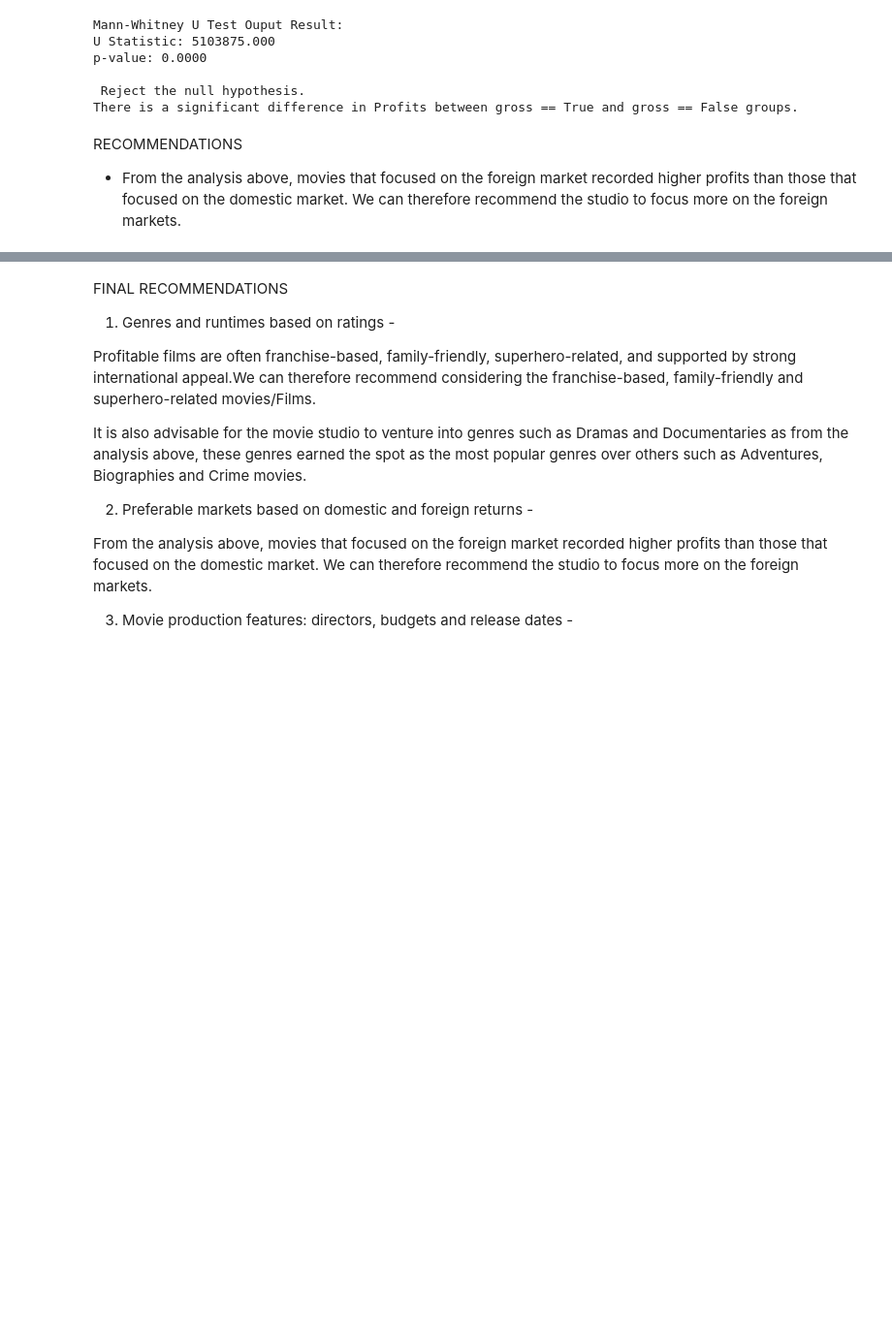
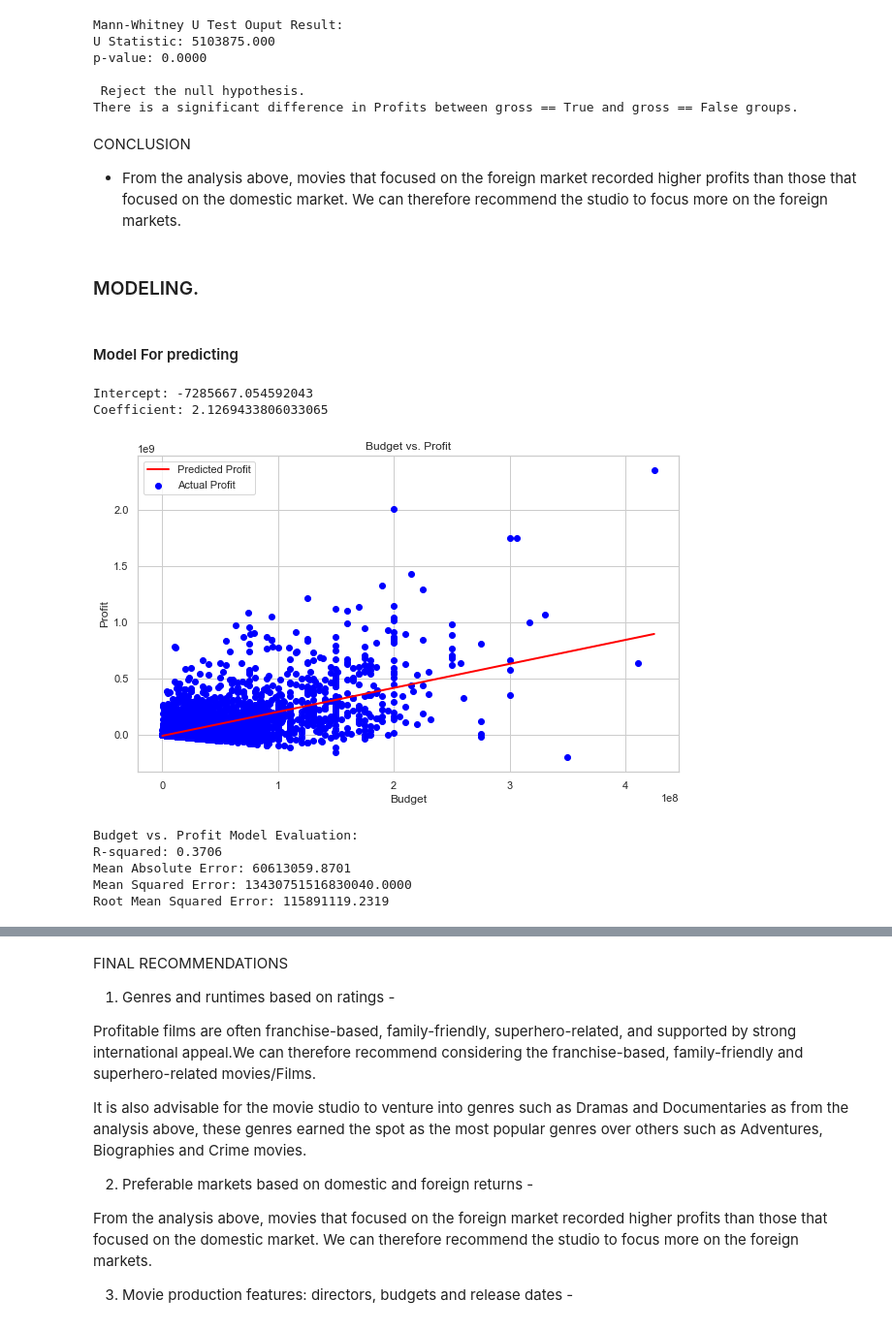
Before and after one commit to Godfrey-249/Phase-2-Project, a Jupyter notebook: Index.ipynb, the cells around one changed output, grey strips where cells are left out. Shown: that part at 97% size. Cells and saved outputs as stored; diff of their text form; code cells hidden in the pictures; blank space fills up the shorter version.

Commit message:
Added Models

```diff
--- a/Index.ipynb
+++ b/Index.ipynb
@@ -861,5 +875,69 @@ p-value: 0.0000
  Reject the null hypothesis.
 There is a significant difference in Profits between gross == True and gross == False groups.
 # %% [markdown]
-RECOMMENDATIONS
+CONCLUSION
 - From the analysis above, movies that focused on the foreign market recorded higher profits than those that focused on the domestic market. We can therefore recommend the studio to focus more on the foreign markets.
+# %% [markdown]
+### MODELING.
+# %% [markdown]
+#### Model For predicting
+# %%
+#Model 1; Evaluate the Impact of Budget on Success.
+
+# Reshape data for modeling
+X = df_Tn[['production_budget']]
+y = df_Tn['Profits']
+
+# Initialize and fit the model
+model = LinearRegression()
+model.fit(X, y)
+
+# Display coefficients
+print(f"Intercept: {model.intercept_}")
+print(f"Coefficient: {model.coef_[0]}")
+
+# Predict profits
+df_Tn['predicted_profit'] = model.predict(X)
+
+# Plot actual vs. predicted profits
+plt.figure(figsize=(10,6))
+plt.scatter(df_Tn['production_budget'], df_Tn['Profits'], color='blue', label='Actual Profit')
+plt.plot(df_Tn['production_budget'], df_Tn['predicted_profit'], color='red', linewidth=2, label='Predicted Profit')
+plt.xlabel('Budget')
+plt.ylabel('Profit')
+plt.title('Budget vs. Profit')
+plt.legend()
+plt.show()
+# %% [output]
+Intercept: -7285667.054592043
+Coefficient: 2.1269433806033065
+[figure, added]
+# %%
+#Test the model.
+# Load and prepare data for the budget vs. profit model
+
+X_budget = df_Tn[['production_budget']]
+y_budget = df_Tn['Profits']
+
+# Train the budget vs. profit model
+model_budget = LinearRegression()
+model_budget.fit(X_budget, y_budget)
+predictions_budget = model_budget.predict(X_budget)
+
+# Evaluate the budget vs. profit model
+r2_budget = r2_score(y_budget, predictions_budget)
+mae_budget = mean_absolute_error(y_budget, predictions_budget)
+mse_budget = mean_squared_error(y_budget, predictions_budget)
+rmse_budget = np.sqrt(mse_budget)
+
+print("Budget vs. Profit Model Evaluation:")
+print(f"R-squared: {r2_budget:.4f}")
+print(f"Mean Absolute Error: {mae_budget:.4f}")
+print(f"Mean Squared Error: {mse_budget:.4f}")
+print(f"Root Mean Squared Error: {rmse_budget:.4f}")
+# %% [output]
+Budget vs. Profit Model Evaluation:
+R-squared: 0.3706
+Mean Absolute Error: 60613059.8701
+Mean Squared Error: 13430751516830040.0000
+Root Mean Squared Error: 115891119.2319
```
Also changed, not shown: parts of 26 cells of this notebook, 1 other file.
